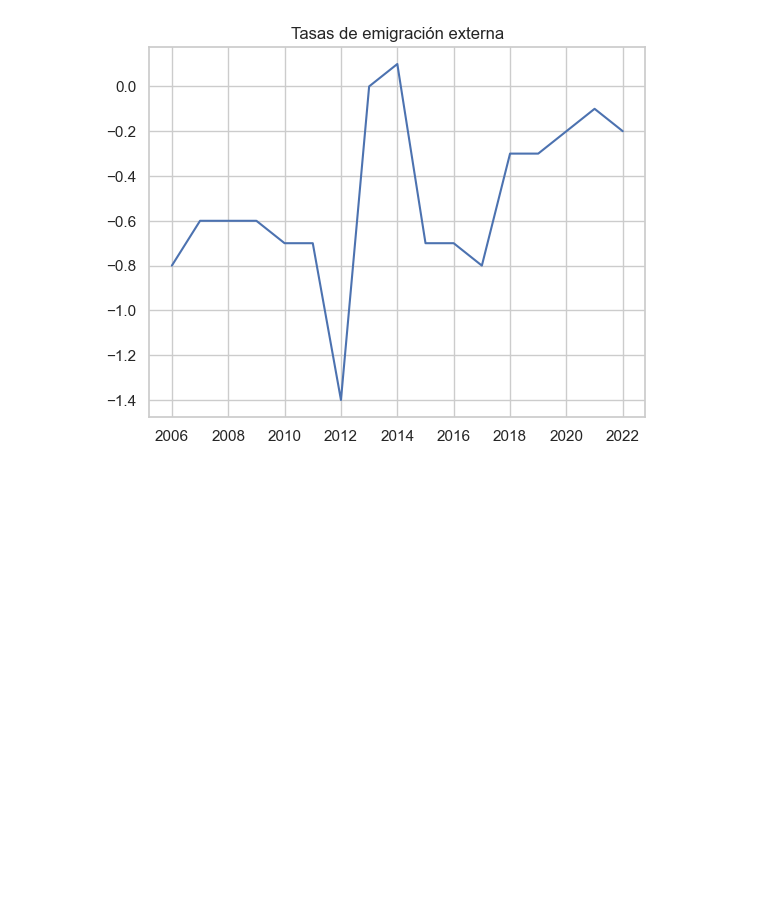
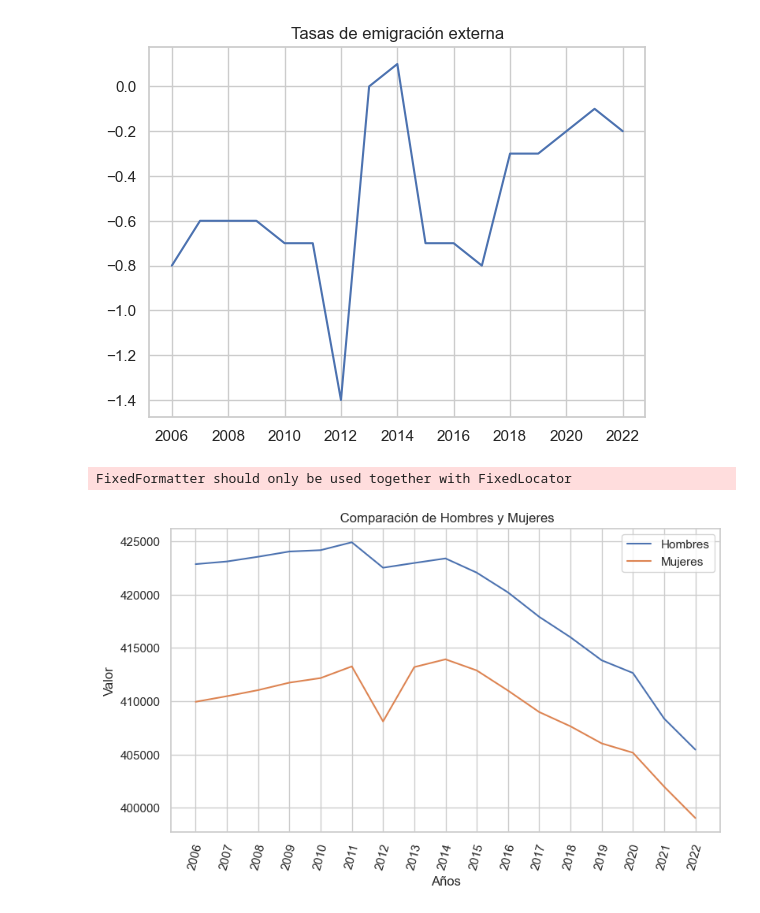
Before and after one commit to ALbertE03/ALbertICD, a Jupyter notebook: Proyecto Final de ICD/ICD.ipynb, the cells around one changed output. Saved outputs shown, nothing was run; the diff lists cells and outputs as text; code cells hidden in the pictures; blank space fills up the shorter version.

```diff
--- a/Proyecto Final de ICD/ICD.ipynb
+++ b/Proyecto Final de ICD/ICD.ipynb
@@ -172,15 +172,15 @@ data = {
     'Mujeres': m
 }
 # Crear el DataFrame
-df = pd.DataFrame(data)
+df12 = pd.DataFrame(data)
 # Configurar el estilo y colores de la pirámide
 sns.set(style = "whitegrid")
 colors = ["#1f77b4", "#ff7f0e"]  # Azul para hombres, naranja para mujeres
 #tamaño de la pirámide
 plt.figure(figsize = (10, 6))
 # graficar dos gráficos de barras horizontales, uno para hombres y otro para mujeres
-bar1 = sns.barplot(x = 'Hombres', y = 'Años', data = df, color = colors[0], label = 'Hombres')
-bar2 = sns.barplot( x= -df['Mujeres'], y = 'Años', data = df, color = colors[1], label = 'Mujeres')
+bar1 = sns.barplot(x = 'Hombres', y = 'Años', data = df12, color = colors[0], label = 'Hombres')
+bar2 = sns.barplot( x= -df12['Mujeres'], y = 'Años', data = df12, color = colors[1], label = 'Mujeres')
 # Ajustar la visualización de la pirámide
 plt.ylabel("Años")
 plt.axvline(x = mediaHT, color='red', linestyle='--', label='media hombres',linewidth = 4)
@@ -280,3 +279,19 @@ plt.show()
 #para visualizar la data
 #recive un DataFrame
 #pyg.walk(df, hideDataSourceConfig=True, theme_Key="vega", dark ="media")
+# %%
+df_plot = df12
+fig,ax = plt.subplots(figsize=(9,5))
+# Create a line plot with multiple lines using the hue parameter
+sns.lineplot(x='Años', y='Hombres', data=df_plot, label='Hombres')
+sns.lineplot(x='Años', y='Mujeres', data=df_plot, label='Mujeres')
+ax = plt.gca()
+#Configurar el ángulo de rotación en el eje x
+ax.set_xticklabels(ax.get_xticklabels(), rotation = 75)
+plt.ylabel('Valor')
+plt.title(' Comparación de Hombres y Mujeres')
+plt.legend()
+plt.show()
+# %% [output]
+FixedFormatter should only be used together with FixedLocator
+[figure, added]
```
Also changed, not shown: parts of 1 cell of this notebook.
